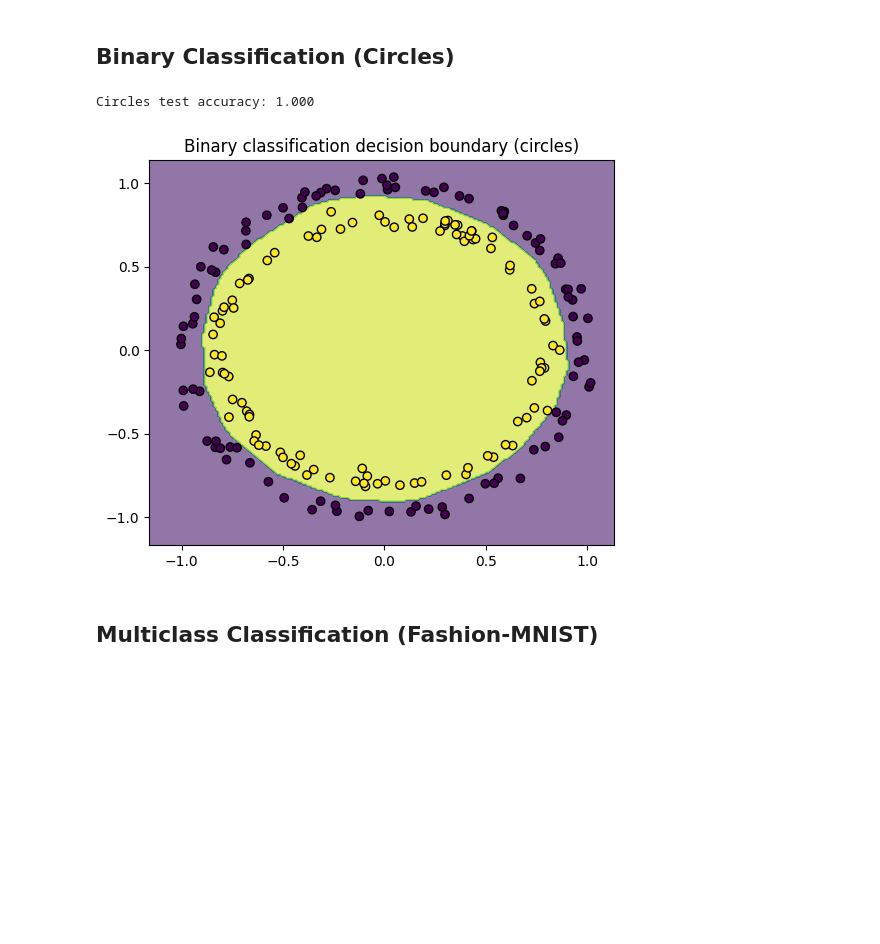
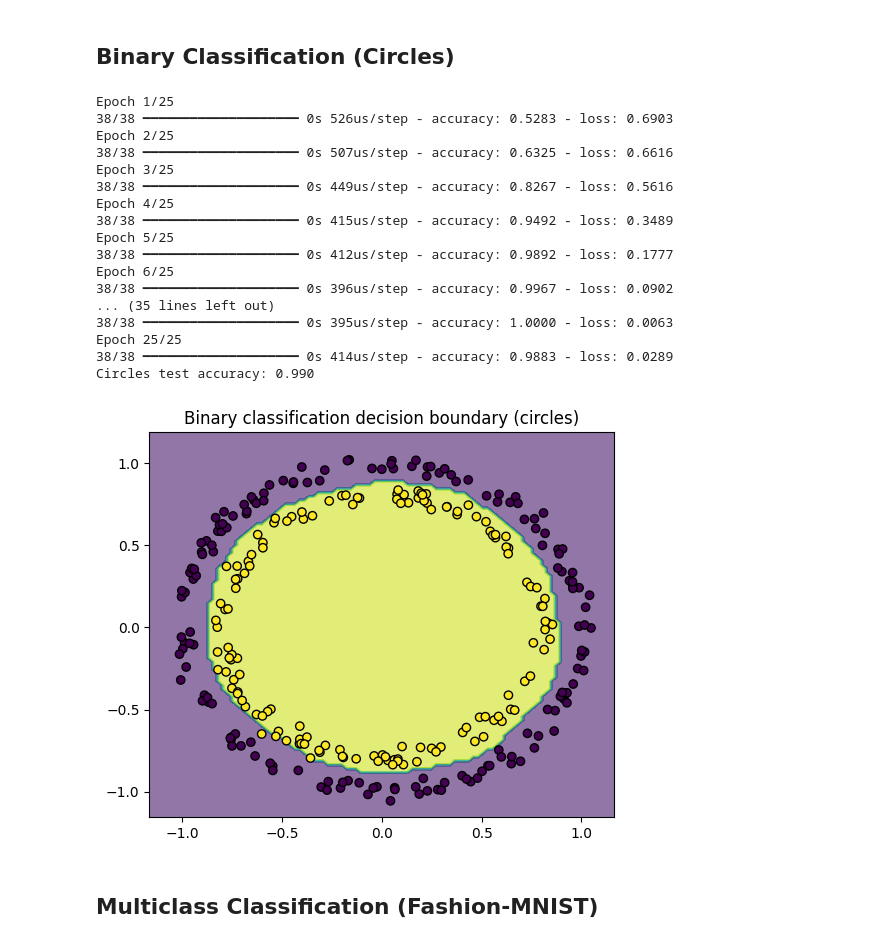
Before and after one commit to abdul-wazed/Implementing-IoT-Pipeline-Wazed, a Jupyter notebook: ML_Task/Applied_DL_TF_Part 1-2.ipynb, the cells around one changed output. Drawn from its saved outputs; the diff is of its cells as text; code cells hidden in the pictures; blank space fills up the shorter version.

```diff
--- a/ML_Task/Applied_DL_TF_Part 1-2.ipynb
+++ b/ML_Task/Applied_DL_TF_Part 1-2.ipynb
@@ -161,45 +161,70 @@ Test MAE: 16.30008316040039
 # %% [markdown]
 ## Binary Classification (Circles)
 # %%
+import numpy as np
+import matplotlib.pyplot as plt
+import tensorflow as tf
 from sklearn.datasets import make_circles
 from sklearn.model_selection import train_test_split
 
-# Binary classification on circles
-Xc, yc = make_circles(n_samples=1000, noise=0.03, random_state=42)
+# Data
+Xc, yc = make_circles(n_samples=1500, noise=0.03, random_state=42)
 X_train, X_test, y_train, y_test = train_test_split(Xc, yc, test_size=0.2, random_state=42)
 
+# Model
 circle_model = tf.keras.Sequential([
     tf.keras.layers.Input(shape=(2,)),
     tf.keras.layers.Dense(16, activation="relu"),
     tf.keras.layers.Dense(16, activation="relu"),
     tf.keras.layers.Dense(1, activation="sigmoid")
 ])
+# Compile
 
 circle_model.compile(
     loss="binary_crossentropy",
     optimizer=tf.keras.optimizers.Adam(learning_rate=0.01),
     metrics=["accuracy"]
 )
 
-circle_model.fit(X_train, y_train, epochs=25, verbose=0)
+# Train (set verbose=1 to see progress)
+circle_model.fit(X_train, y_train, epochs=25, verbose=1)
+
+# Evaluate
 loss, acc = circle_model.evaluate(X_test, y_test, verbose=0)
 print(f"Circles test accuracy: {acc:.3f}")
 
+# Decision boundary
 xx, yy = np.meshgrid(
-    np.linspace(Xc[:,0].min()-0.1, Xc[:,0].max()+0.1, 200),
-    np.linspace(Xc[:,1].min()-0.1, Xc[:,1].max()+0.1, 200)
+    np.linspace(Xc[:, 0].min() - 0.1, Xc[:, 0].max() + 0.1, 100),
+    np.linspace(Xc[:, 1].min() - 0.1, Xc[:, 1].max() + 0.1, 100),
 )
 grid = np.c_[xx.ravel(), yy.ravel()]
 probs = circle_model.predict(grid, verbose=0).reshape(xx.shape)
 
-plt.figure(figsize=(6,5))
+plt.figure(figsize=(6, 5))
 plt.contourf(xx, yy, (probs > 0.5).astype(int), alpha=0.6)
-plt.scatter(X_test[:,0], X_test[:,1], c=y_test, edgecolor="k")
+plt.scatter(X_test[:, 0], X_test[:, 1], c=y_test, edgecolor="k")
 plt.title("Binary classification decision boundary (circles)")
 plt.show()
 # %% [output]
-Circles test accuracy: 1.000
+Epoch 1/25
+38/38 ━━━━━━━━━━━━━━━━━━━━ 0s 526us/step - accuracy: 0.5283 - loss: 0.6903
+Epoch 2/25
+38/38 ━━━━━━━━━━━━━━━━━━━━ 0s 507us/step - accuracy: 0.6325 - loss: 0.6616
+Epoch 3/25
+38/38 ━━━━━━━━━━━━━━━━━━━━ 0s 449us/step - accuracy: 0.8267 - loss: 0.5616
+Epoch 4/25
+38/38 ━━━━━━━━━━━━━━━━━━━━ 0s 415us/step - accuracy: 0.9492 - loss: 0.3489
+Epoch 5/25
+38/38 ━━━━━━━━━━━━━━━━━━━━ 0s 412us/step - accuracy: 0.9892 - loss: 0.1777
+Epoch 6/25
+38/38 ━━━━━━━━━━━━━━━━━━━━ 0s 396us/step - accuracy: 0.9967 - loss: 0.0902
+... (35 lines left out)
+38/38 ━━━━━━━━━━━━━━━━━━━━ 0s 395us/step - accuracy: 1.0000 - loss: 0.0063
+Epoch 25/25
+38/38 ━━━━━━━━━━━━━━━━━━━━ 0s 414us/step - accuracy: 0.9883 - loss: 0.0289
+Circles test accuracy: 0.990
-[figure, old version]
+[figure, new version]
 # %% [markdown]
 ## Multiclass Classification (Fashion-MNIST)
 # %%
```
Also changed, not shown: parts of 3 cells of this notebook, 1 other file.
